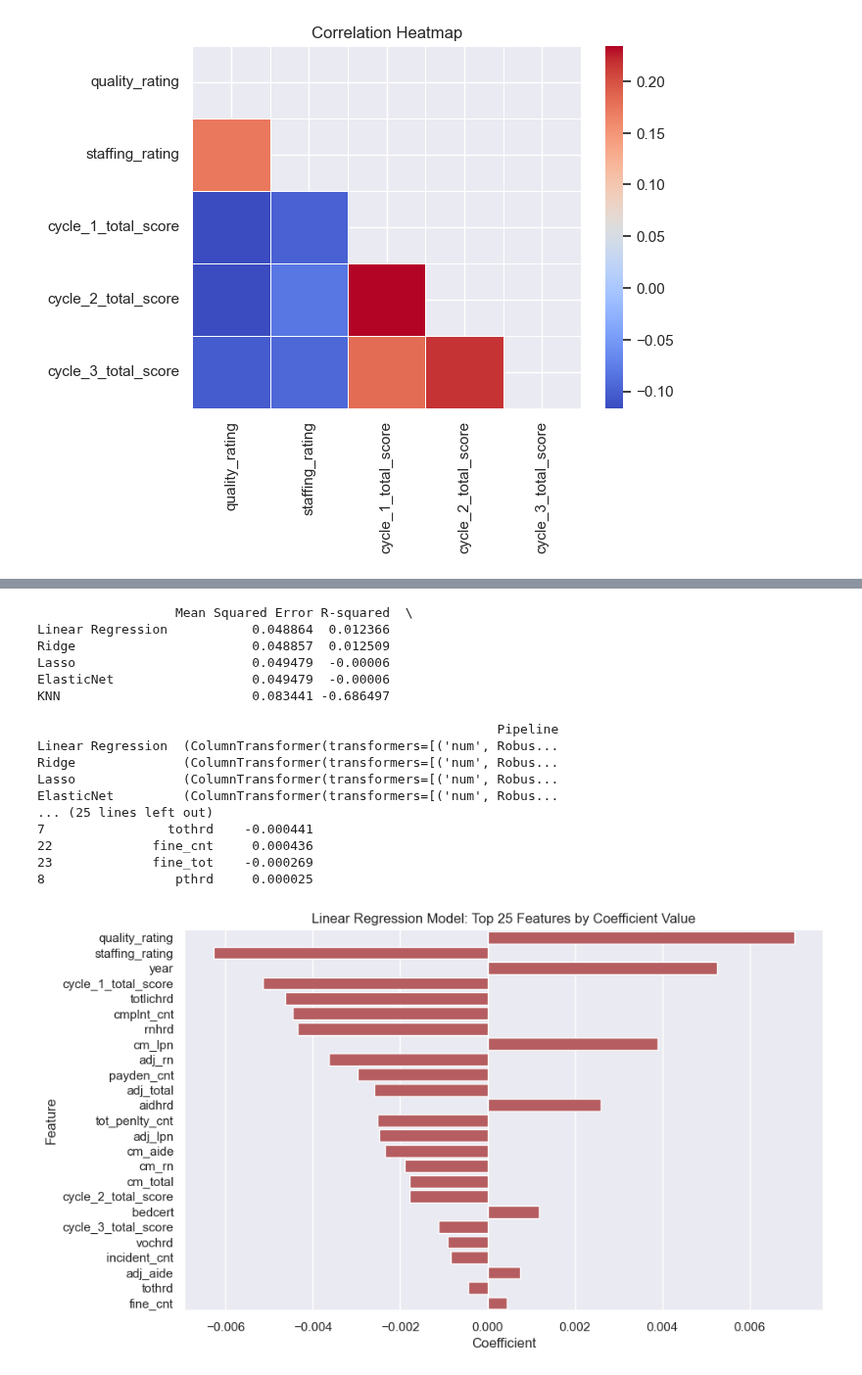
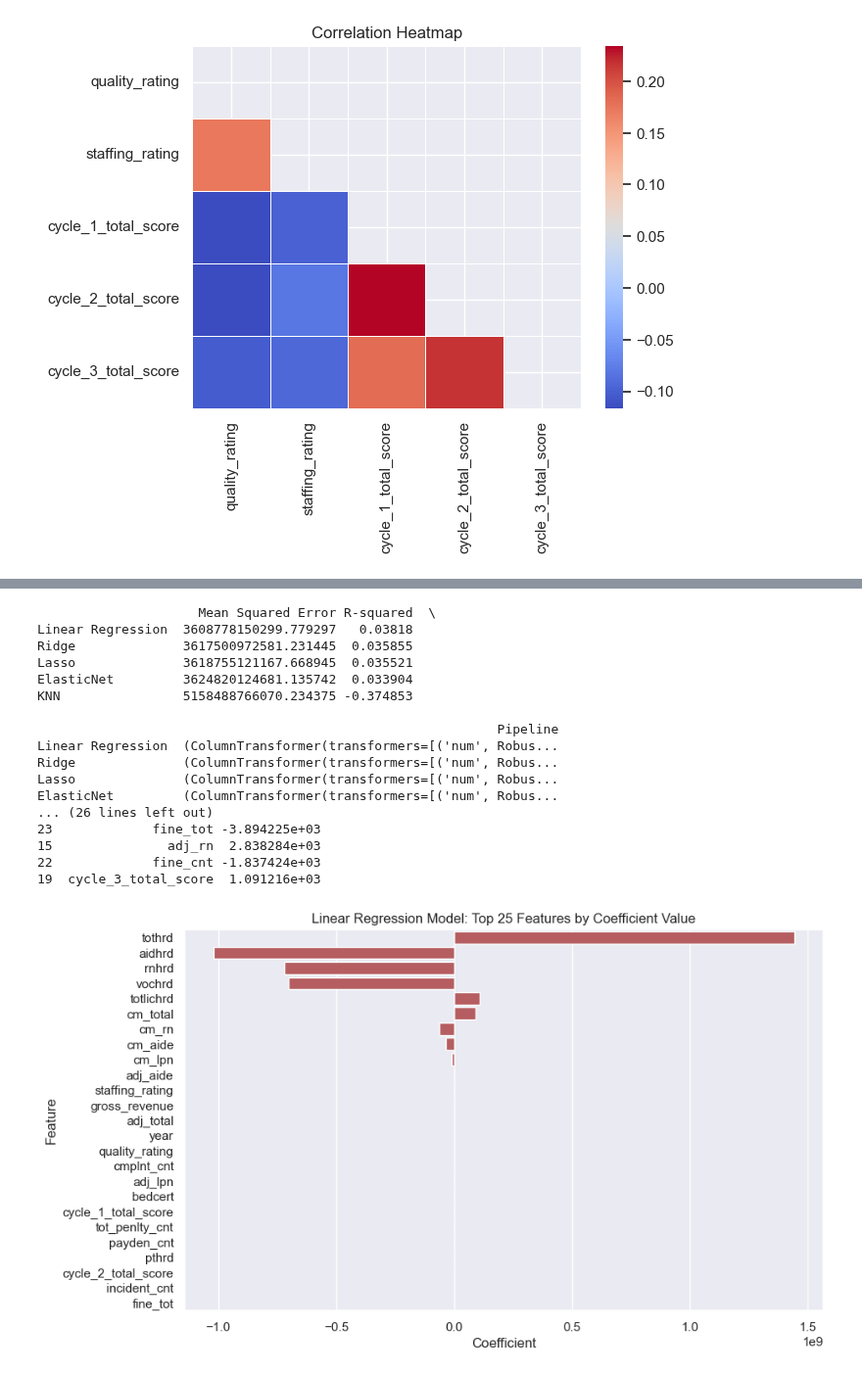
Before and after one commit to Musiik-fn/620-Project-Codebase, a Jupyter notebook: Codebase/620ProjectWhiteboard.ipynb, the cells around one changed output, grey strips where cells are left out. Shown at 98% size. Saved outputs shown, nothing was run; the diff lists cells and outputs as text; code cells hidden in the pictures.

```diff
--- a/Codebase/620ProjectWhiteboard.ipynb
+++ b/Codebase/620ProjectWhiteboard.ipynb
@@ -1275,7 +1275,7 @@ provCatFeatures = ['state', 'ownership', 'ccrc_facil', 'chow_last_12mos', 'resfa
 
 provider_df.drop(columns=provCatFeatures, inplace=True, axis=1)
 # %%
-provider_df['net_profit_margin'] = provider_df['net_income'] / provider_df['gross_revenue']
+# provider_df['net_profit_margin'] = provider_df['net_income'] / provider_df['gross_revenue']
 # %%
 # rovider_df.to_csv(r'C:\Users\joshu\OneDrive\Desktop Files\Textbooks and Syllabi\CSUN Semester 6\BANA 620\Project\Data\Provider.csv')
 # %%
@@ -1307,7 +1307,7 @@ KNN                         0.034139  0.309986           0.309719
  ElasticNet         (ColumnTransformer(transformers=[('num', Robus...
  KNN                (ColumnTransformer(transformers=[('num', Robus...  )
 # %%
-best_model, results = extract_best_regression_models(provider_df.drop(columns=['gross_revenue', 'net_income']), 'net_profit_margin', RobustScaler())
+best_model, results = extract_best_regression_models(provider_df, 'net_income', RobustScaler())
 print(results)
 
 # Extract coefficients and feature names
@@ -1315,43 +1315,43 @@ coefs = best_model.named_steps['regressor'].coef_
 features = best_model.named_steps['preprocessor'].transformers_[0][2]  # Assuming numerical features only
 
 # Pair coefficients with feature names
 feature_importance = pd.DataFrame({'Feature': features, 'Coefficient': coefs})
 # Sorting by the absolute value of the coefficients
 feature_importance['abs_coefficient'] = feature_importance['Coefficient'].abs()
 feature_importance_sorted = feature_importance.sort_values(by='abs_coefficient', ascending=False)
 
 # Dropping the auxiliary column if not needed
 feature_importance_sorted.drop(columns=['abs_coefficient'], inplace=True)
 
 print(feature_importance_sorted)
 
 top_25_features = feature_importance_sorted.head(25)
 
 plt.figure(figsize=(10, 6))
 sns.barplot(data = top_25_features, x='Coefficient', y='Feature', color='r')
 plt.title('Linear Regression Model: Top 25 Features by Coefficient Value')
 plt.xlabel('Coefficient')
 plt.ylabel('Feature')
 plt.show()
 
 top_25_features
 # %% [output]
-                  Mean Squared Error R-squared  \
-Linear Regression           0.048864  0.012366
-Ridge                       0.048857  0.012509
-Lasso                       0.049479  -0.00006
-ElasticNet                  0.049479  -0.00006
-KNN                         0.083441 -0.686497
+                     Mean Squared Error R-squared  \
+Linear Regression  3608778150299.779297   0.03818
+Ridge              3617500972581.231445  0.035855
+Lasso              3618755121167.668945  0.035521
+ElasticNet         3624820124681.135742  0.033904
+KNN                5158488766070.234375 -0.374853
 
                                                             Pipeline
 Linear Regression  (ColumnTransformer(transformers=[('num', Robus...
 Ridge              (ColumnTransformer(transformers=[('num', Robus...
 Lasso              (ColumnTransformer(transformers=[('num', Robus...
 ElasticNet         (ColumnTransformer(transformers=[('num', Robus...
-... (25 lines left out)
-7                tothrd    -0.000441
-22             fine_cnt     0.000436
-23             fine_tot    -0.000269
-8                 pthrd     0.000025
+... (26 lines left out)
+23             fine_tot -3.894225e+03
+15               adj_rn  2.838284e+03
+22             fine_cnt -1.837424e+03
+19  cycle_3_total_score  1.091216e+03
-[figure, old version]
+[figure, new version]
 |  | Feature | Coefficient |
```
Also changed, not shown: parts of 2 cells of this notebook, 5 other files.
